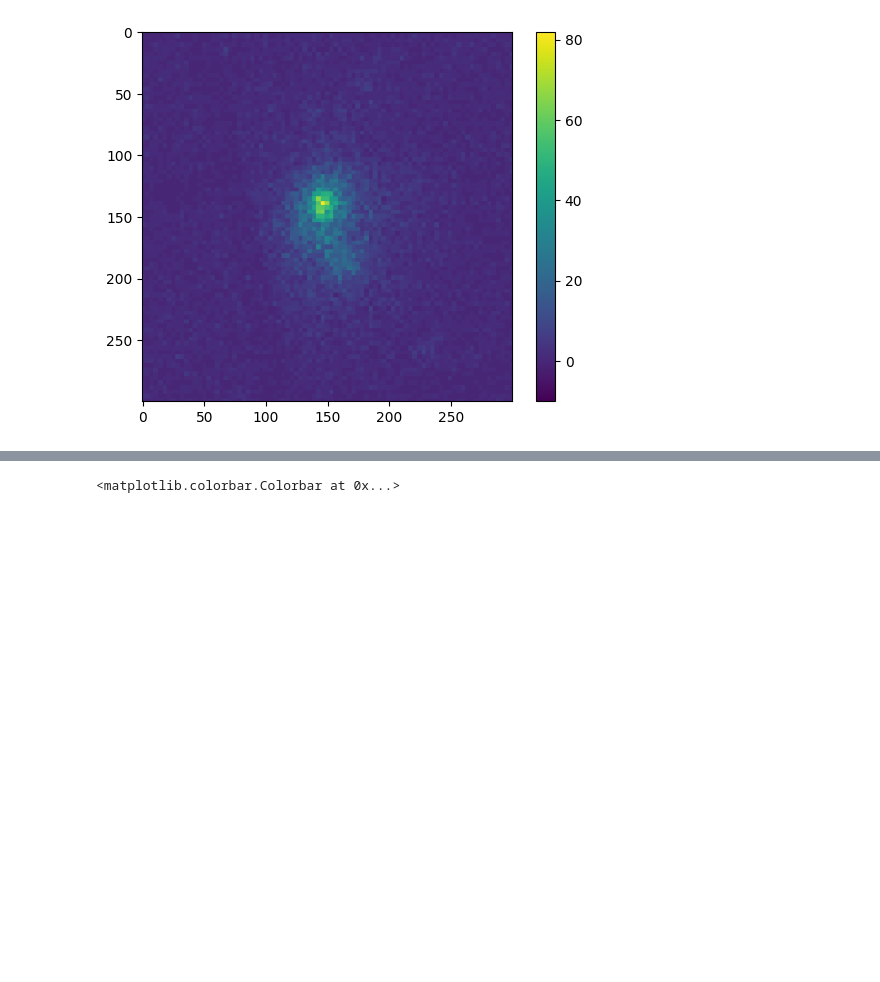
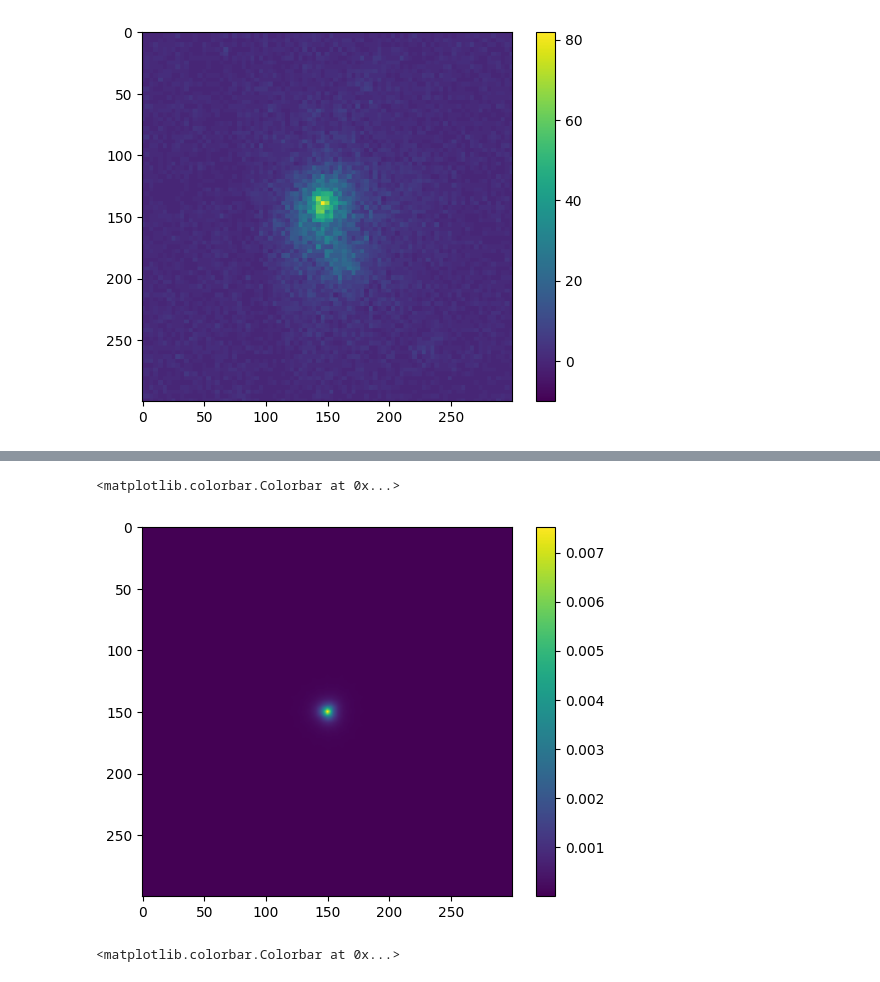
Before and after one commit to MUSTANG-SZ/WITCH, a Jupyter notebook: tools/model-plotter.ipynb, the cells around one changed output, grey strips where cells are left out. Drawn from its saved outputs; the diff is of its cells as text; code cells hidden in the pictures; blank space fills up the shorter version.

```diff
--- a/tools/model-plotter.ipynb
+++ b/tools/model-plotter.ipynb
@@ -62,3 +62,9 @@ plt.colorbar()
+# %%
+plt.imshow(metamodel.datasets[0].metadata[0].beam_map)
+plt.colorbar()
+# %% [output]
+<matplotlib.colorbar.Colorbar at 0x...>
+[figure, added]
 # %%
 #If you want to only look at one component of the model, you can do the following:
 
```
Also changed, not shown: parts of 1 cell of this notebook, 1 other file.
